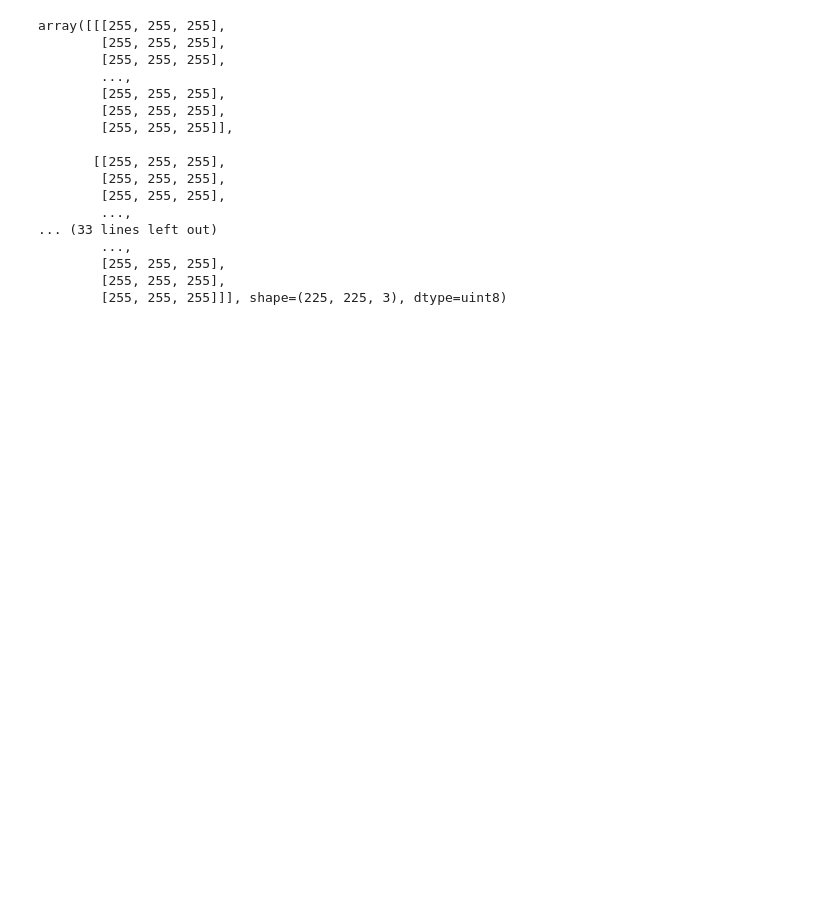
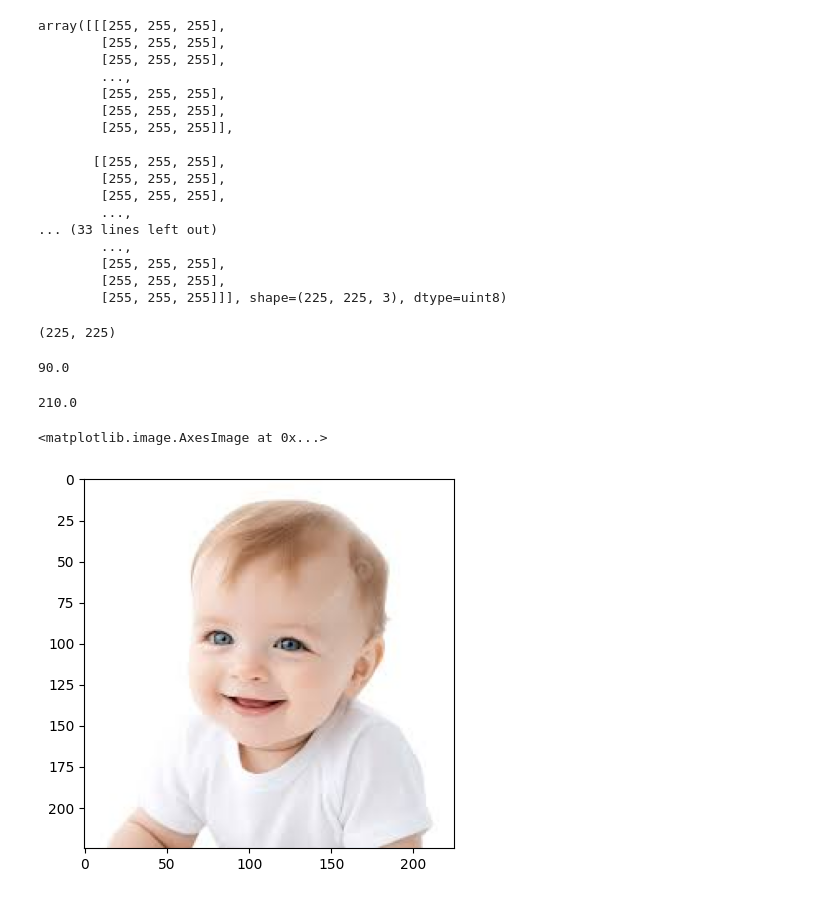
Before and after one commit to Devjith-P/Deep-Learning, a Jupyter notebook: OpenCV/demo.ipynb, the cells around one changed output. Cells and saved outputs as stored; diff of their text form; code cells hidden in the pictures; blank space fills up the shorter version.

```diff
--- a/OpenCV/demo.ipynb
+++ b/OpenCV/demo.ipynb
@@ -26,4 +26,7 @@ cv2.imshow('Baby image', img)
 cv2.waitKey(10000)
 cv2.destroyAllWindows()
 # %%
-gray_image = cv2.
+gray_image = cv2.imread('/home/devjith/Luminar/Deep Learning/files/baby3.jpeg',cv2.IMREAD_GRAYSCALE)
+gray_image.shape
+# %% [output]
+(225, 225)
@@ -29,0 +39,23 @@ gray_image = cv2.
+# %%
+ret,binary_image = cv2.threshold(gray_image,90,255,cv2.THRESH_BINARY)
+cv2.imshow('Binary',binary_image)
+cv2.waitKey(3000)
+cv2.destroyAllWindows()
+ret
+# %% [output]
+90.0
+# %%
+ret,binary_image = cv2.threshold(gray_image,90,255,cv2.THRESH_OTSU)
+cv2.imshow('Binary',binary_image)
+cv2.waitKey(3000)
+cv2.destroyAllWindows()
+ret
+# %% [output]
+210.0
+# %%
+import matplotlib.pyplot as plt
+img2 = cv2.cvtColor(img,cv2.COLOR_BGR2RGB)
+plt.imshow(img2)
+# %% [output]
+<matplotlib.image.AxesImage at 0x...>
+[figure, added]
```
Also changed, not shown: parts of 2 cells of this notebook.
